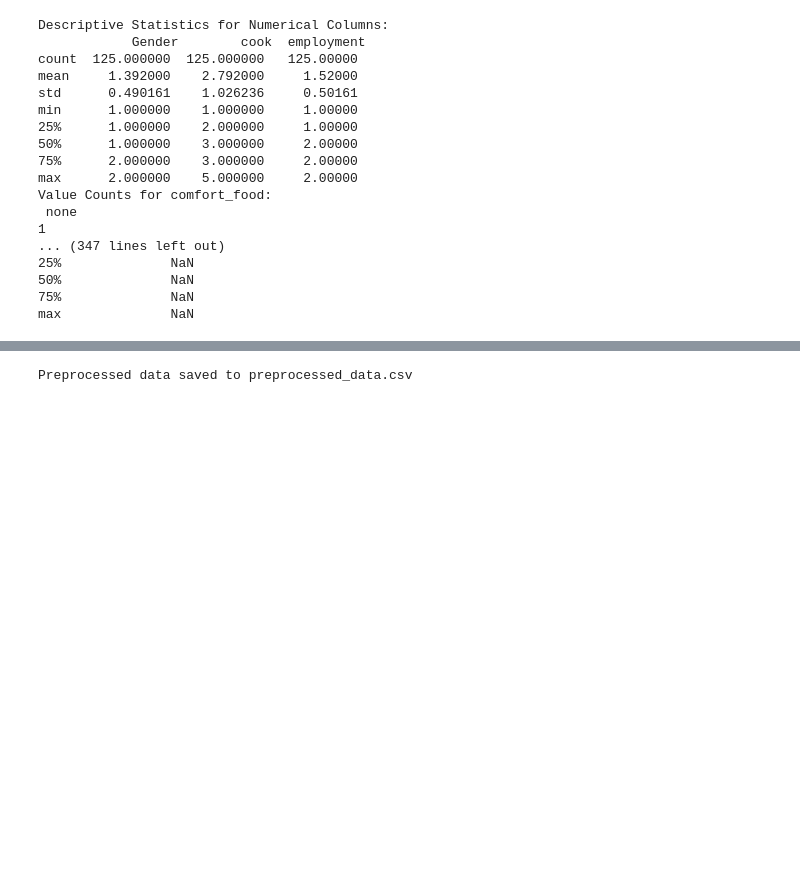
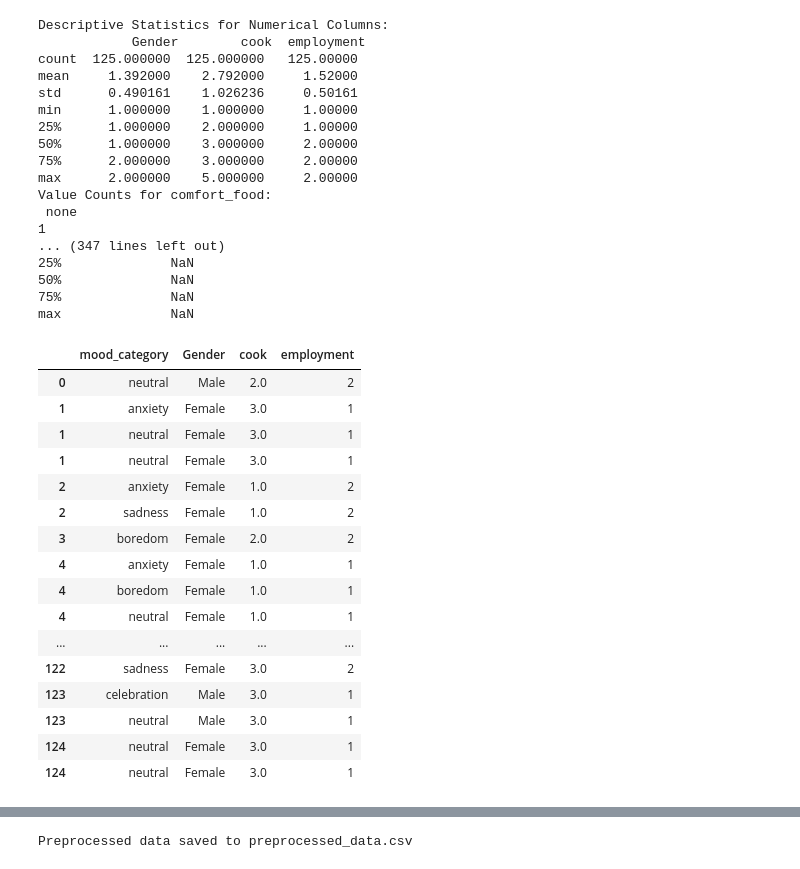
Before and after one commit to Lagare24/Predictive-Model-for-Mood-based-Food-Recommendater, a Jupyter notebook: Mood-based Food Recommender/Model Training Notebook.ipynb, the cells around one changed output, grey strips where cells are left out. Cells and saved outputs as stored; diff of their text form; code cells hidden in the pictures; blank space fills up the shorter version.

```diff
--- a/Mood-based Food Recommender/Model Training Notebook.ipynb
+++ b/Mood-based Food Recommender/Model Training Notebook.ipynb
@@ -128,5 +146,25 @@ max              NaN
 # %%
 ohe = OneHotEncoder()
 X_encoded = ohe.fit_transform(X)
+
+X
+# %% [output]
+|  | mood_category | Gender | cook | employment |
+| 0 | neutral | Male | 2.0 | 2 |
+| 1 | anxiety | Female | 3.0 | 1 |
+| 1 | neutral | Female | 3.0 | 1 |
+| 1 | neutral | Female | 3.0 | 1 |
+| 2 | anxiety | Female | 1.0 | 2 |
+| 2 | sadness | Female | 1.0 | 2 |
+| 3 | boredom | Female | 2.0 | 2 |
+| 4 | anxiety | Female | 1.0 | 1 |
+| 4 | boredom | Female | 1.0 | 1 |
+| 4 | neutral | Female | 1.0 | 1 |
+| ... | ... | ... | ... | ... |
+| 122 | sadness | Female | 3.0 | 2 |
+| 123 | celebration | Male | 3.0 | 1 |
+| 123 | neutral | Male | 3.0 | 1 |
+| 124 | neutral | Female | 3.0 | 1 |
+| 124 | neutral | Female | 3.0 | 1 |
 # %%
 X_train, X_test, y_train, y_test = train_test_split(X_encoded, y, test_size=0.2, random_state=42)
```
Also changed, not shown: parts of 5 cells of this notebook, 3 other files.
